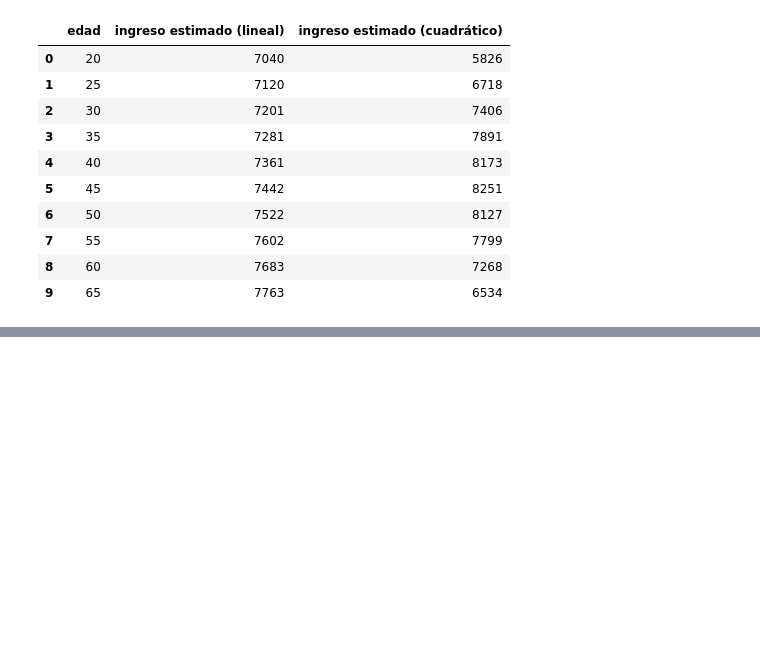
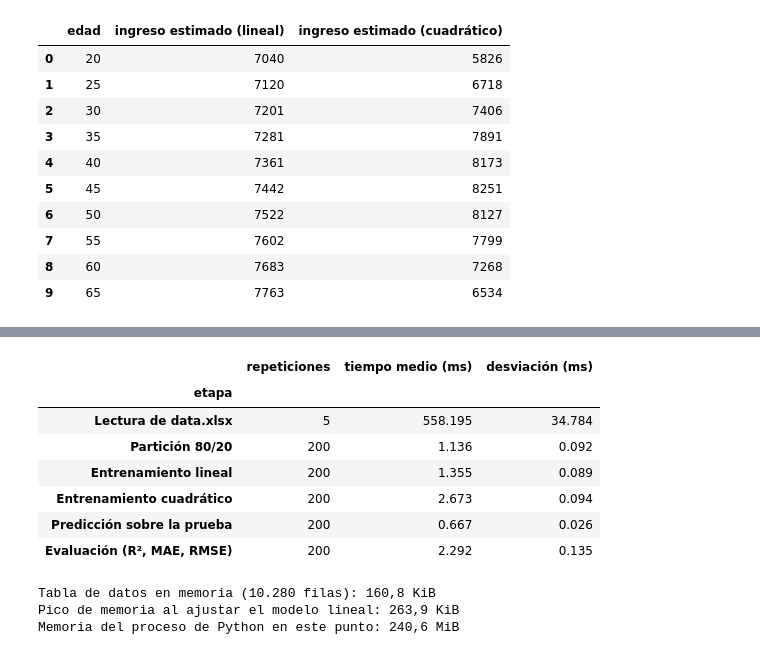
Before and after one commit to CamiloDG07/Taller-Regresion-Lineal, a Jupyter notebook: taller_regresion_lineal.ipynb, the cells around one changed output, grey strips where cells are left out. Drawn from its saved outputs; the diff is of its cells as text; code cells hidden in the pictures; blank space fills up the shorter version.

```diff
--- a/taller_regresion_lineal.ipynb
+++ b/taller_regresion_lineal.ipynb
@@ -423,0 +450,66 @@ predicciones
+# %%
+def cronometrar(funcion, repeticiones):
+    """Mide una función y devuelve el tiempo medio y la desviación en ms."""
+    tiempos = []
+    for _ in range(repeticiones):
+        inicio = perf_counter()
+        funcion()
+        tiempos.append((perf_counter() - inicio) * 1000)
+    return float(np.mean(tiempos)), float(np.std(tiempos))
+
+
+etapas = [
+    ("Lectura de data.xlsx", 5,
+     lambda: pd.read_excel(ruta_datos, sheet_name=0)),
+    ("Partición 80/20", 200,
+     lambda: train_test_split(X, y, test_size=FRACCION_PRUEBA,
+                              random_state=SEMILLA)),
+    ("Entrenamiento lineal", 200,
+     lambda: LinearRegression().fit(X_entrenamiento, y_entrenamiento)),
+    ("Entrenamiento cuadrático", 200,
+     lambda: make_pipeline(
+         PolynomialFeatures(degree=2, include_bias=False),
+         LinearRegression()).fit(X_entrenamiento, y_entrenamiento)),
+    ("Predicción sobre la prueba", 200,
+     lambda: modelo.predict(X_prueba)),
+    ("Evaluación (R², MAE, RMSE)", 200,
+     lambda: evaluar(modelo, X_prueba, y_prueba)),
+]
+
+filas_tiempo = []
+for nombre_etapa, repeticiones, funcion in etapas:
+    media_ms, desviacion_ms = cronometrar(funcion, repeticiones)
+    filas_tiempo.append({"etapa": nombre_etapa,
+                         "repeticiones": repeticiones,
+                         "tiempo medio (ms)": media_ms,
+                         "desviación (ms)": desviacion_ms})
+tiempos = pd.DataFrame(filas_tiempo).set_index("etapa")
+tiempos.round(3)
+# %% [output]
+|  | repeticiones | tiempo medio (ms) | desviación (ms) |
+| etapa |  |  |  |
+| Lectura de data.xlsx | 5 | 558.195 | 34.784 |
+| Partición 80/20 | 200 | 1.136 | 0.092 |
+| Entrenamiento lineal | 200 | 1.355 | 0.089 |
+| Entrenamiento cuadrático | 200 | 2.673 | 0.094 |
+| Predicción sobre la prueba | 200 | 0.667 | 0.026 |
+| Evaluación (R², MAE, RMSE) | 200 | 2.292 | 0.135 |
+# %%
+tracemalloc.start()
+LinearRegression().fit(X_entrenamiento, y_entrenamiento)
+pico_ajuste = tracemalloc.get_traced_memory()[1]
+tracemalloc.stop()
+
+memoria_datos = datos.memory_usage(deep=True).sum()
+print(f"Tabla de datos en memoria ({numero(len(datos))} filas): "
+      f"{numero(memoria_datos / 1024, 1)} KiB")
+print(f"Pico de memoria al ajustar el modelo lineal: "
+      f"{numero(pico_ajuste / 1024, 1)} KiB")
+if psutil is not None:
+    memoria_proceso = psutil.Process().memory_info().rss
+    print(f"Memoria del proceso de Python en este punto: "
+          f"{numero(memoria_proceso / 2 ** 20, 1)} MiB")
+# %% [output]
+Tabla de datos en memoria (10.280 filas): 160,8 KiB
+Pico de memoria al ajustar el modelo lineal: 263,9 KiB
+Memoria del proceso de Python en este punto: 240,6 MiB
```
Also changed, not shown: parts of 10 cells of this notebook, 3 other files.
